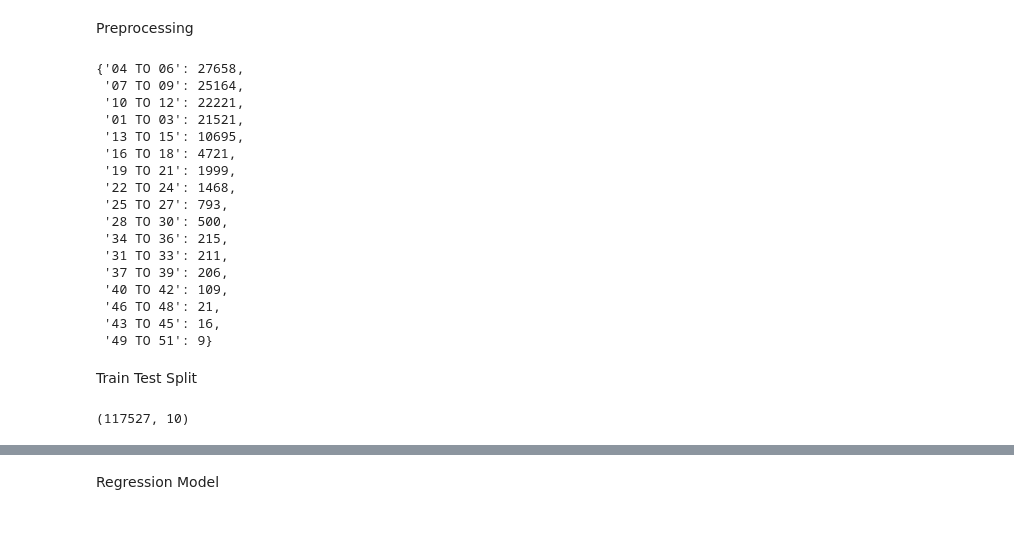
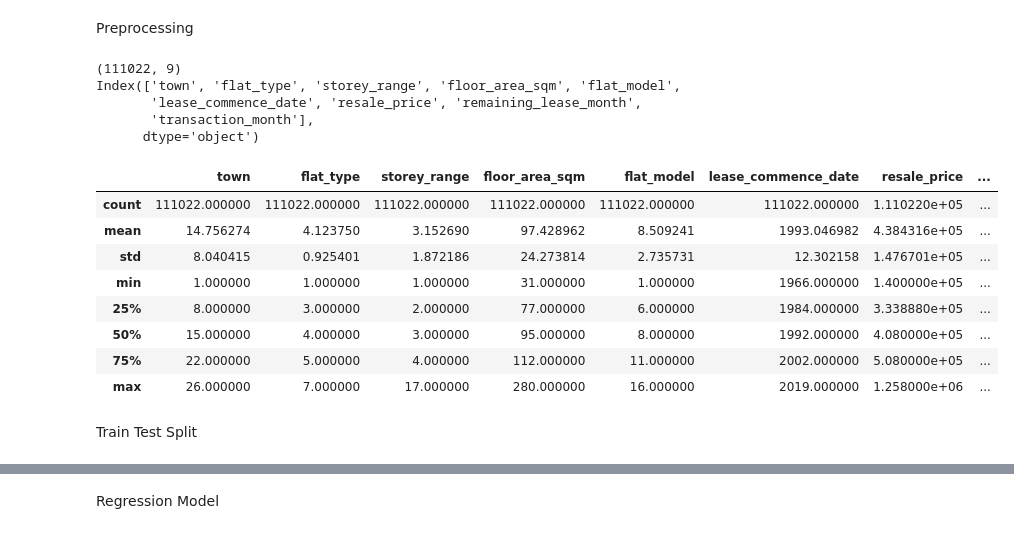
Before and after one commit to Icebearbear/future-hdb-resale-price, a Jupyter notebook: ML_predictive_model.ipynb, the cells around one changed output, grey strips where cells are left out. Drawn from its saved outputs; the diff is of its cells as text; code cells hidden in the pictures.

```diff
--- a/ML_predictive_model.ipynb
+++ b/ML_predictive_model.ipynb
@@ -136,0 +295,23 @@ memory usage: 10.8+ MB
+# %%
+# Transform the date into months starting from 2015
+# 2016-05 --> 12 + 5 = 17
+def get_month_date(row):
+    date = row['month'].split("-")
+    year = int(date[0])
+    month = int(date[1])
+
+    if year == 2015:
+         y = 0
+    if year == 2016:
+         y = 12
+    if year == 2017:
+         y = 24
+    if year == 2018:
+        y = 36
+    if year == 2019:
+        y = 48
+    if year == 2020:
+        y = 60
+    return y + month
+
+df['transaction_month'] = df.apply(get_month_date, axis=1)
@@ -136,0 +341,4 @@ memory usage: 10.8+ MB
+# %%
+# new_df = df.copy()
+df = df.drop(columns=['month','block', 'street_name' , 'remaining_lease'])
+df.info()
@@ -141,21 +363,0 @@ import seaborn as sns
-# %%
-d = df['storey_range'].value_counts().to_dict()
-d
-# %% [output]
-{'04 TO 06': 27658,
- '07 TO 09': 25164,
- '10 TO 12': 22221,
- '01 TO 03': 21521,
- '13 TO 15': 10695,
- '16 TO 18': 4721,
- '19 TO 21': 1999,
- '22 TO 24': 1468,
- '25 TO 27': 793,
- '28 TO 30': 500,
- '34 TO 36': 215,
- '31 TO 33': 211,
- '37 TO 39': 206,
- '40 TO 42': 109,
- '46 TO 48': 21,
- '43 TO 45': 16,
- '49 TO 51': 9}
@@ -162,2 +373,22 @@ d
+# %%
+df.dropna(inplace=True)
+print(df.shape)
+print(df.columns)
+df.describe()
+# %% [output]
+(111022, 9)
+Index(['town', 'flat_type', 'storey_range', 'floor_area_sqm', 'flat_model',
+       'lease_commence_date', 'resale_price', 'remaining_lease_month',
+       'transaction_month'],
+      dtype='object')
+|  | town | flat_type | storey_range | floor_area_sqm | flat_model | lease_commence_date | resale_price | ... |
+| count | 111022.000000 | 111022.000000 | 111022.000000 | 111022.000000 | 111022.000000 | 111022.000000 | 1.110220e+05 | ... |
+| mean | 14.756274 | 4.123750 | 3.152690 | 97.428962 | 8.509241 | 1993.046982 | 4.384316e+05 | ... |
+| std | 8.040415 | 0.925401 | 1.872186 | 24.273814 | 2.735731 | 12.302158 | 1.476701e+05 | ... |
+| min | 1.000000 | 1.000000 | 1.000000 | 31.000000 | 1.000000 | 1966.000000 | 1.400000e+05 | ... |
+| 25% | 8.000000 | 3.000000 | 2.000000 | 77.000000 | 6.000000 | 1984.000000 | 3.338880e+05 | ... |
+| 50% | 15.000000 | 4.000000 | 3.000000 | 95.000000 | 8.000000 | 1992.000000 | 4.080000e+05 | ... |
+| 75% | 22.000000 | 5.000000 | 4.000000 | 112.000000 | 11.000000 | 2002.000000 | 5.080000e+05 | ... |
+| max | 26.000000 | 7.000000 | 17.000000 | 280.000000 | 16.000000 | 2019.000000 | 1.258000e+06 | ... |
 # %% [markdown]
 Train Test Split
@@ -169,11 +395,3 @@ from sklearn.preprocessing import StandardScaler
-# %%
-dataf = df
-dataf.drop(['month'], axis='columns', inplace=True)
-df['profession']=df['profession'].astype('category').cat.codes
-
-df.shape
-# %% [output]
-(117527, 10)
 # %%
 X = df.iloc[:, 0:df.shape[1]-1]
 Y = df['resale_price']
```
Also changed, not shown: parts of 28 cells of this notebook.
